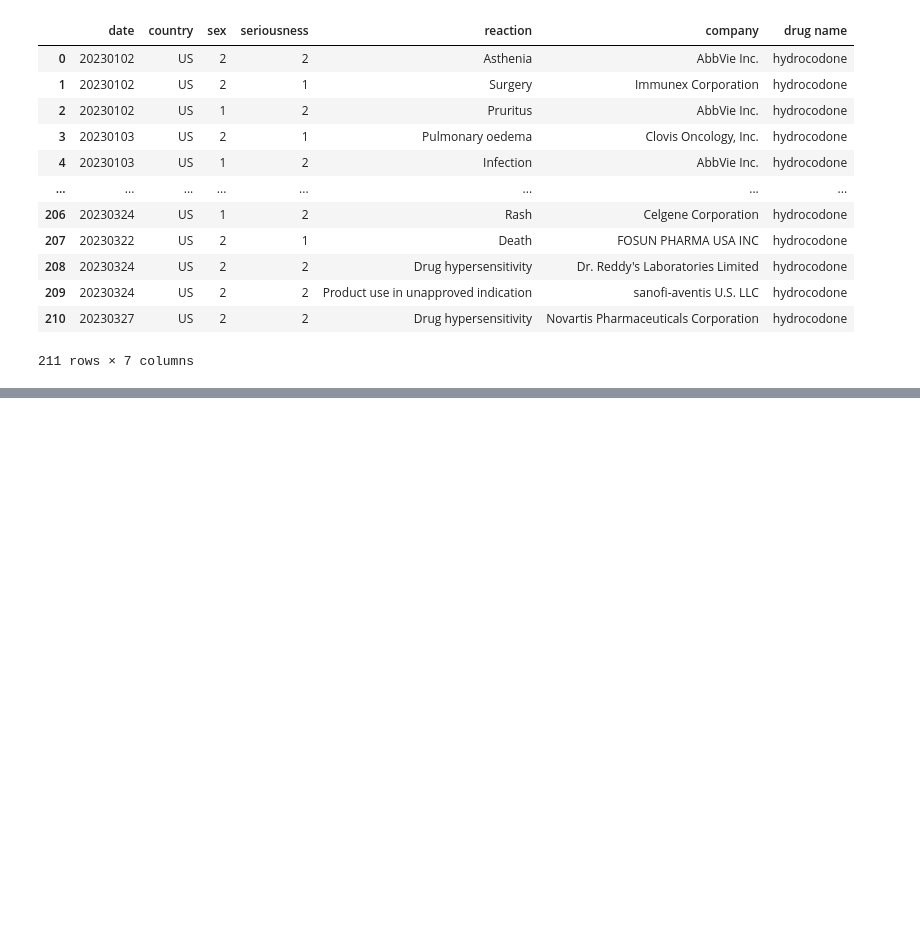
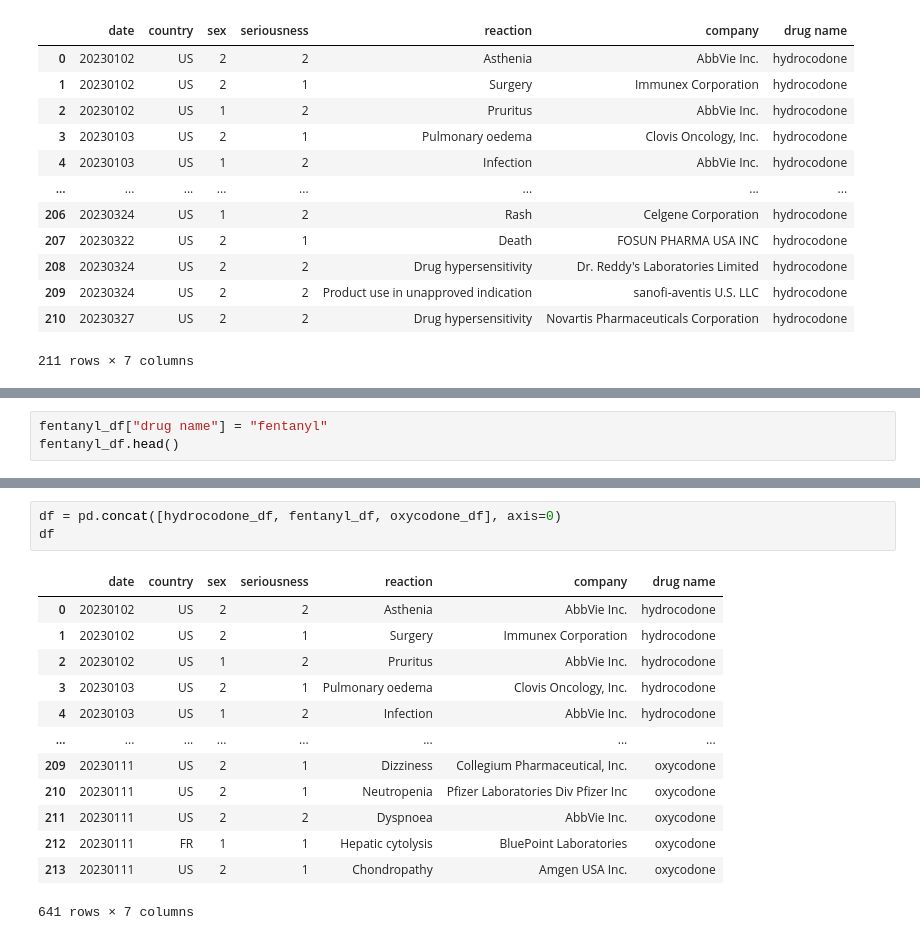
Before and after one commit to EBPaz/Adverse_Drug_Events_In_Pain_Medications, a Jupyter notebook: Eva/Untitled.ipynb, the cells around one changed output, grey strips where cells are left out. Saved outputs shown, nothing was run; the diff lists cells and outputs as text; blank space fills up the shorter version.

Commit message:
main df concatenation

```diff
--- a/Eva/Untitled.ipynb
+++ b/Eva/Untitled.ipynb
@@ -85,0 +143,3 @@ hydrocodone_df
+# %%
+fentanyl_df["drug name"] = "fentanyl"
+fentanyl_df.head()
@@ -85,0 +234,17 @@ hydrocodone_df
+# %%
+df = pd.concat([hydrocodone_df, fentanyl_df, oxycodone_df], axis=0)
+df
+# %% [output]
+|  | date | country | sex | seriousness | reaction | company | drug name |
+| 0 | 20230102 | US | 2 | 2 | Asthenia | AbbVie Inc. | hydrocodone |
+| 1 | 20230102 | US | 2 | 1 | Surgery | Immunex Corporation | hydrocodone |
+| 2 | 20230102 | US | 1 | 2 | Pruritus | AbbVie Inc. | hydrocodone |
+| 3 | 20230103 | US | 2 | 1 | Pulmonary oedema | Clovis Oncology, Inc. | hydrocodone |
+| 4 | 20230103 | US | 1 | 2 | Infection | AbbVie Inc. | hydrocodone |
+| ... | ... | ... | ... | ... | ... | ... | ... |
+| 209 | 20230111 | US | 2 | 1 | Dizziness | Collegium Pharmaceutical, Inc. | oxycodone |
+| 210 | 20230111 | US | 2 | 1 | Neutropenia | Pfizer Laboratories Div Pfizer Inc | oxycodone |
+| 211 | 20230111 | US | 2 | 2 | Dyspnoea | AbbVie Inc. | oxycodone |
+| 212 | 20230111 | FR | 1 | 1 | Hepatic cytolysis | BluePoint Laboratories | oxycodone |
+| 213 | 20230111 | US | 2 | 1 | Chondropathy | Amgen USA Inc. | oxycodone |
+641 rows × 7 columns
```
Also changed, not shown: parts of 4 cells of this notebook.
